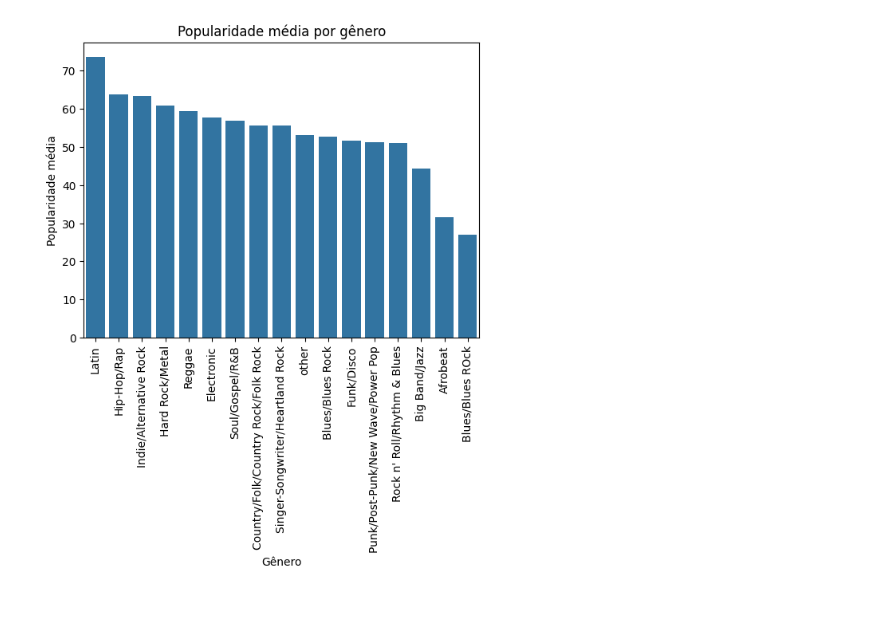
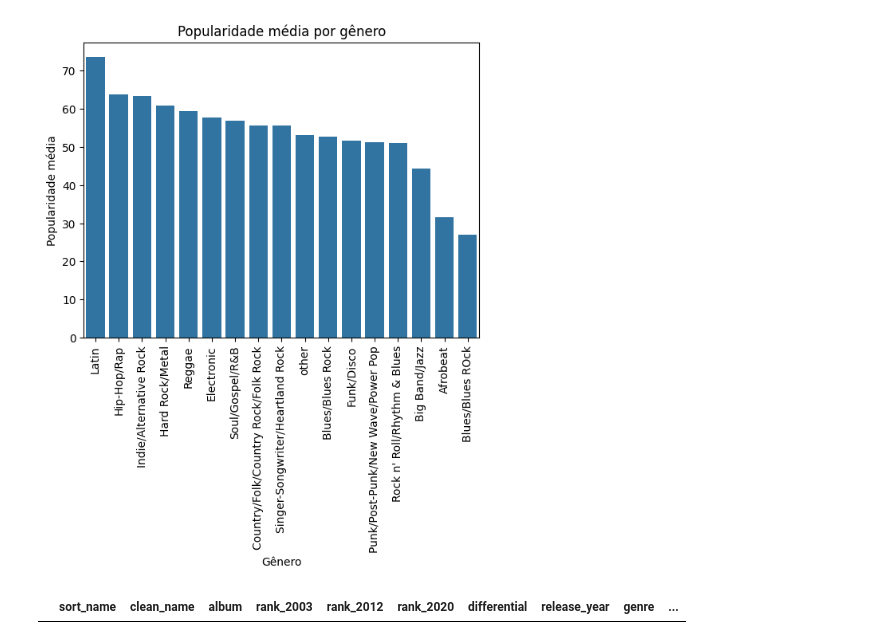
Before and after one commit to mateusono1/Melodia, a Jupyter notebook: Sofia/analise.ipynb, the cells around one changed output. Saved outputs shown, nothing was run; the diff lists cells and outputs as text; code cells hidden in the pictures; blank space fills up the shorter version.

```diff
--- a/Sofia/analise.ipynb
+++ b/Sofia/analise.ipynb
@@ -276,3 +276,11 @@ plt.xticks(rotation=90)
 plt.show()
 # %% [output]
 [figure]
+# %%
+# Filtrar as linhas onde 'spotify_popularity' é igual a 0
+df_zero_popularity = df[df['spotify_popularity'] == 0]
+
+# Exibir o DataFrame filtrado
+df_zero_popularity
+# %% [output]
+|  | sort_name | clean_name | album | rank_2003 | rank_2012 | rank_2020 | differential | release_year | genre | ... |
```
Also changed, not shown: 1 other file.
